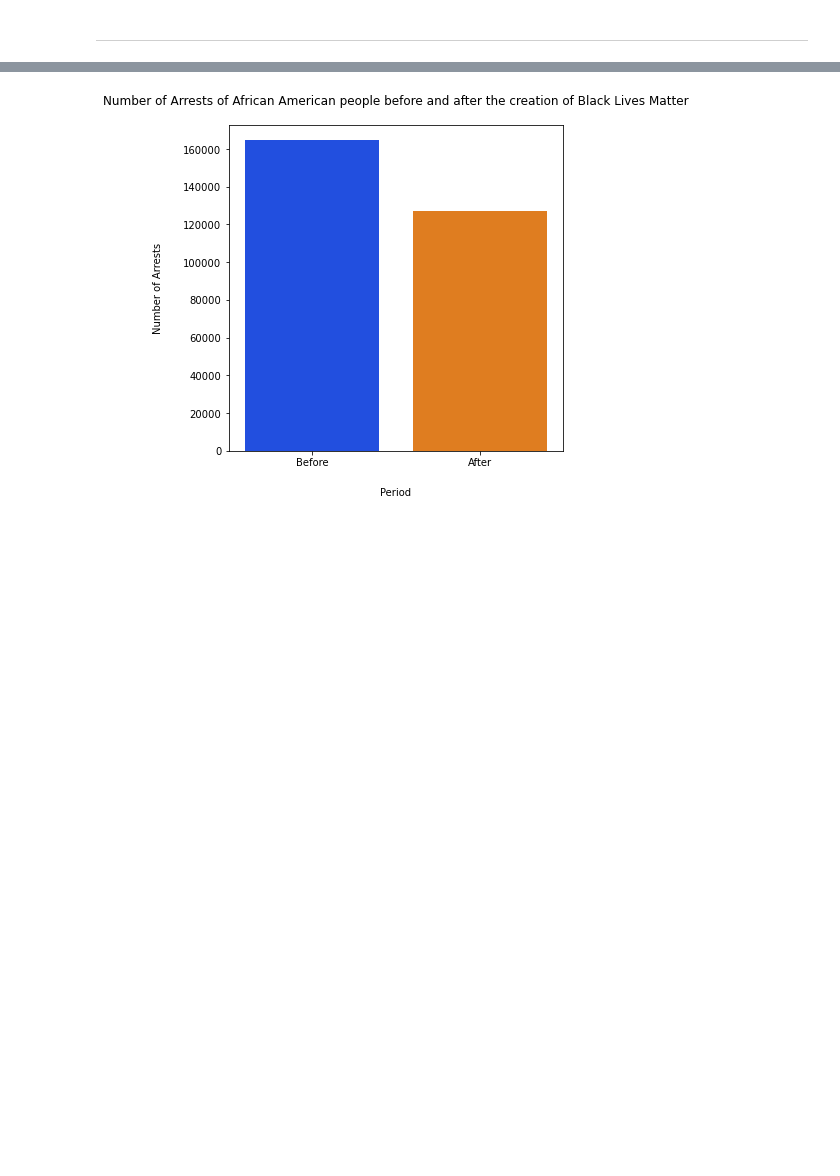
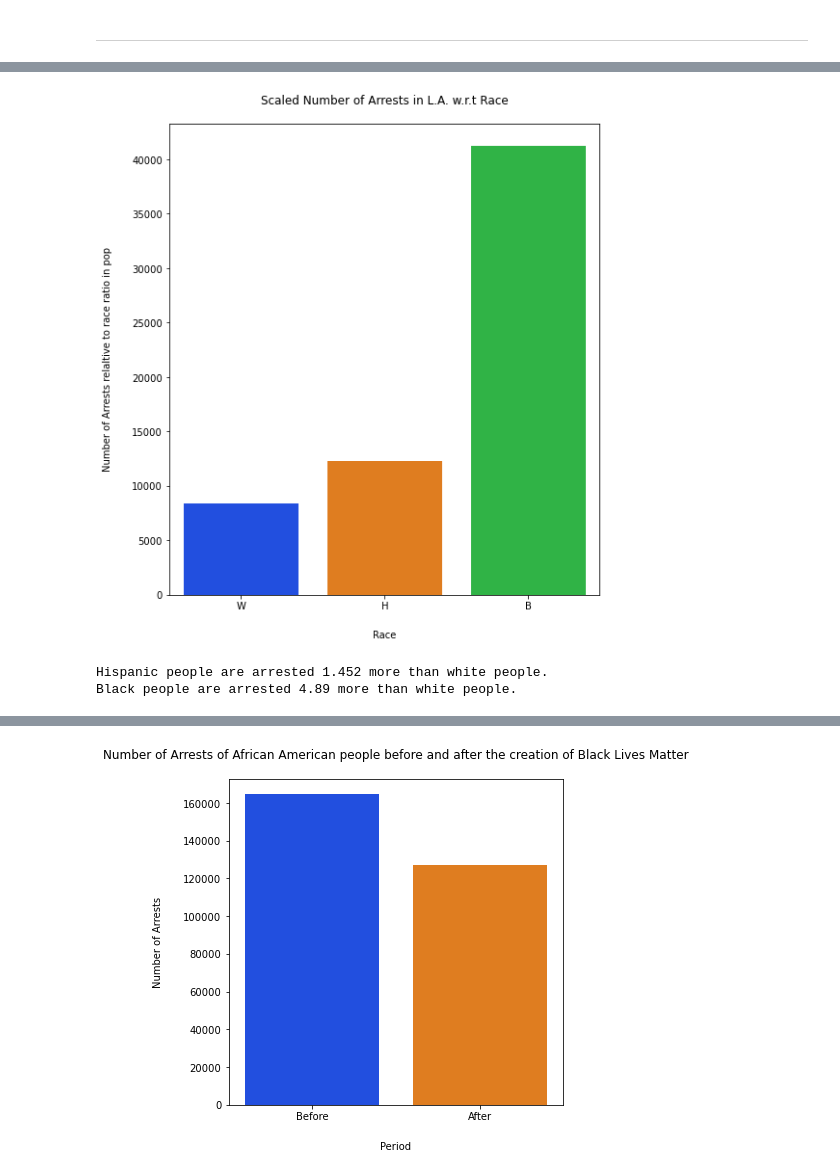
Before and after one commit to SkyRiS3s/ada-2020-project-milestone-p3-p3_msf, a Jupyter notebook: P4_msf.ipynb, the cells around one changed output, grey strips where cells are left out. Saved outputs shown, nothing was run; the diff lists cells and outputs as text; code cells hidden in the pictures; blank space fills up the shorter version.

```diff
--- a/P4_msf.ipynb
+++ b/P4_msf.ipynb
@@ -110,27 +116,27 @@ Let's start by looking at the number of arrests per race, just to get an idea of
 # %%
-race_data = arrest_data[['Date', 'Race']]
+race_data = arrest_data[['Date', 'Race']] ############est ce qu'on a vraiment besoin de ce dataframe ?
 
-fig = plt.figure(figsize=(8,9))
-ax = plot = sns.countplot(x='Race', data= race_data, palette = 'bright')
+fig = plt.figure(figsize = (8,9))
+plot = sns.countplot(x = 'Race', data = arrest_data, palette = 'bright')
 plt.title("Number of Arrests in L.A. w.r.t Race", pad = 20)
 plt.ylabel('Number of Arrests', labelpad = 20)
 plt.xlabel('Race', labelpad = 20)
 plt.show()
 
 #Getting count for each race that has a high number of arrests (> 5%)
-counts = race_data.Race.value_counts()
-black_counts = counts['B']
+counts = arrest_data.Race.value_counts()
+black_counts = counts['B'] #################Vraiment besoin de créer ces variables ?
 hispanic_counts = counts['H']
 white_counts = counts['W']
 others_counts = counts['O']
 
+print('Number of White people arrested (2010-2019) : ' + str(white_counts))
+print('Percentage of total number of arrests: ' + str(round(white_counts/len(arrest_data)*100,3)) + "%\n")
+print('Number of Others people arrested (2010-2019) : ' + str(others_counts))
+print('Percentage of total number of arrests: ' + str(round(others_counts/len(arrest_data)*100,3)) + "%\n")
+print('Number of Hispanic people arrested (2010-2019) : ' + str(hispanic_counts))
+print('Percentage of total number of arrests: ' + str(round(hispanic_counts/len(arrest_data)*100,3)) + "%\n")
 print('Number of Black people arrested (2010-2019) :  ' + str(black_counts))
-print('Percentage: ' + str(round(black_counts/len(arrest_data)*100,3)) + "%\n")
-print('Number of Hispanic people arrested (2010-2019) : ' + str(hispanic_counts))
-print('Percentage: ' + str(round(hispanic_counts/len(arrest_data)*100,3)) + "%\n")
-print('Number of White people arrested (2010-2019) : ' + str(white_counts))
-print('Percentage: ' + str(round(white_counts/len(arrest_data)*100,3)) + "%\n")
-print('Number of Others people arrested (2010-2019) : ' + str(others_counts))
-print('Percentage: ' + str(round(others_counts/len(arrest_data)*100,3)) + "%\n")
+print('Percentage of total number of arrests: ' + str(round(black_counts/len(arrest_data)*100,3)) + "%\n")
 # %% [output]
 [figure]
@@ -156,0 +170,21 @@ arrest_data_scaled = arrest_data[(arrest_data.Race == 'W') | (arrest_data.Race =
+# %%
+#arrest_data_scaled = arrest_data[(arrest_data.Race == 'W') | (arrest_data.Race == 'B')| (arrest_data.Race == 'H')]
+
+ratios = [28.5, 48.5, 8.9]
+scaled_counts = pd.DataFrame(counts[['W', 'H', 'B']] / ratios).rename(columns = {'Race':'Counts'})
+
+fig = plt.figure(figsize = (8,9))
+plot = sns.barplot(x = scaled_counts.index, y = 'Counts', data = scaled_counts, palette = 'bright')
+plt.title("Scaled Number of Arrests in L.A. w.r.t Race", pad = 20)
+plt.ylabel('Number of Arrests relaltive to race ratio in pop', labelpad = 20)
+plt.xlabel('Race', labelpad = 20)
+plt.show()
+
+HW_ratio = scaled_counts.loc['H','Counts']/scaled_counts.loc['W','Counts']
+BW_ratio = scaled_counts.loc['B','Counts']/scaled_counts.loc['W','Counts']
+print("Hispanic people are arrested " + str(round(HW_ratio, 3)) + " more than white people.")
+print("Black people are arrested " + str(round(BW_ratio, 3)) + " more than white people.")
+# %% [output]
+[figure, added]
+Hispanic people are arrested 1.452 more than white people.
+Black people are arrested 4.89 more than white people.
```
Also changed, not shown: parts of 71 cells of this notebook.
